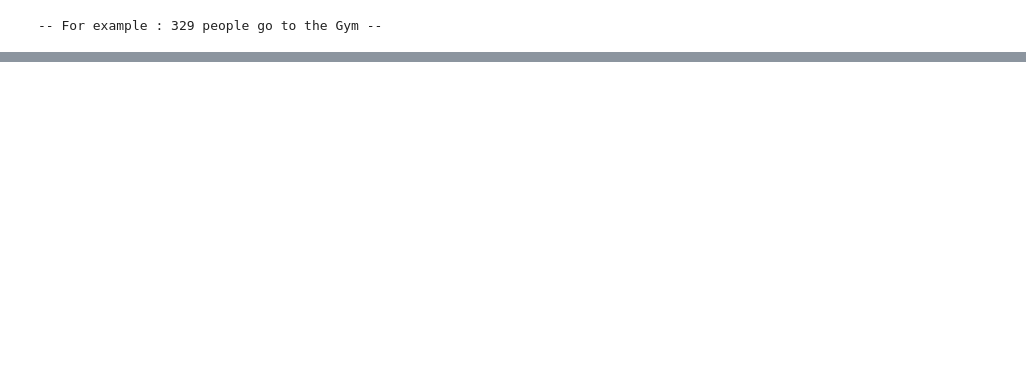
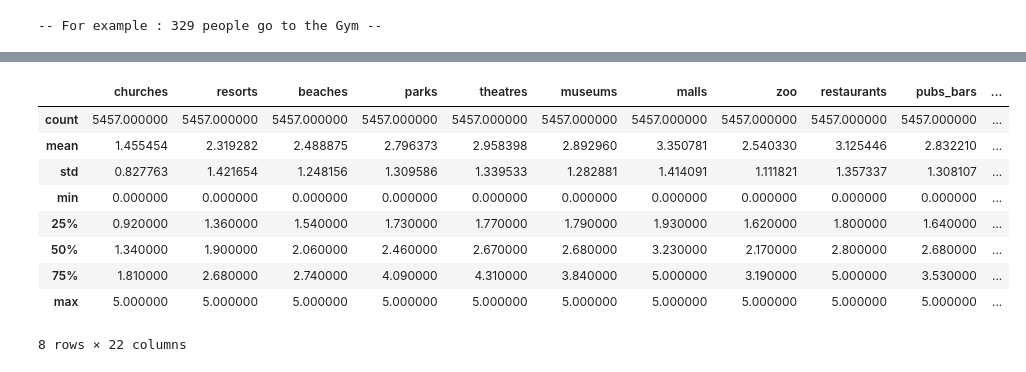
Before and after one commit to shadmeoli/Tours_app, a Jupyter notebook: src/ML_Model/collaborative_filtering.ipynb, the cells around one changed output, grey strips where cells are left out. Saved outputs shown, nothing was run; the diff lists cells and outputs as text; code cells hidden in the pictures; blank space fills up the shorter version.

```diff
--- a/src/ML_Model/collaborative_filtering.ipynb
+++ b/src/ML_Model/collaborative_filtering.ipynb
@@ -275,0 +358,2 @@ TypeError: 'builtin_function_or_method' object is not iterable
+# %%
+df.loc[len(df)] = new_user_intrest_rating
@@ -275,0 +384,6 @@ TypeError: 'builtin_function_or_method' object is not iterable
+# %%
+df.reset_index(inplace=True)
+# %%
+df = df.iloc[:, 1:-1]
+# %%
+df.index.name = "user_id"
@@ -275,0 +408,13 @@ TypeError: 'builtin_function_or_method' object is not iterable
+# %%
+df.describe()
+# %% [output]
+|  | churches | resorts | beaches | parks | theatres | museums | malls | zoo | restaurants | pubs_bars | ... |
+| count | 5457.000000 | 5457.000000 | 5457.000000 | 5457.000000 | 5457.000000 | 5457.000000 | 5457.000000 | 5457.000000 | 5457.000000 | 5457.000000 | ... |
+| mean | 1.455454 | 2.319282 | 2.488875 | 2.796373 | 2.958398 | 2.892960 | 3.350781 | 2.540330 | 3.125446 | 2.832210 | ... |
+| std | 0.827763 | 1.421654 | 1.248156 | 1.309586 | 1.339533 | 1.282881 | 1.414091 | 1.111821 | 1.357337 | 1.308107 | ... |
+| min | 0.000000 | 0.000000 | 0.000000 | 0.000000 | 0.000000 | 0.000000 | 0.000000 | 0.000000 | 0.000000 | 0.000000 | ... |
+| 25% | 0.920000 | 1.360000 | 1.540000 | 1.730000 | 1.770000 | 1.790000 | 1.930000 | 1.620000 | 1.800000 | 1.640000 | ... |
+| 50% | 1.340000 | 1.900000 | 2.060000 | 2.460000 | 2.670000 | 2.680000 | 3.230000 | 2.170000 | 2.800000 | 2.680000 | ... |
+| 75% | 1.810000 | 2.680000 | 2.740000 | 4.090000 | 4.310000 | 3.840000 | 5.000000 | 3.190000 | 5.000000 | 3.530000 | ... |
+| max | 5.000000 | 5.000000 | 5.000000 | 5.000000 | 5.000000 | 5.000000 | 5.000000 | 5.000000 | 5.000000 | 5.000000 | ... |
+8 rows × 22 columns
```
Also changed, not shown: parts of 48 cells of this notebook, 1 other file.
